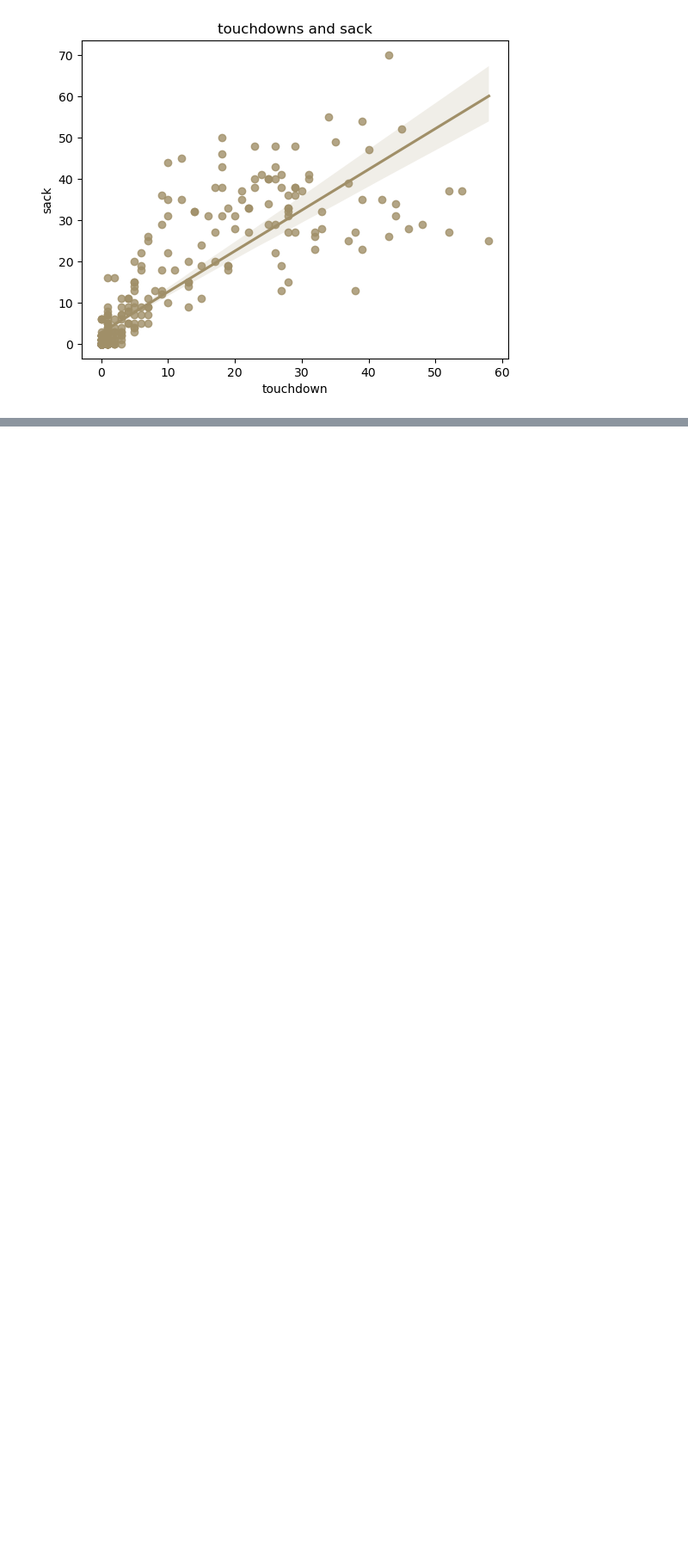
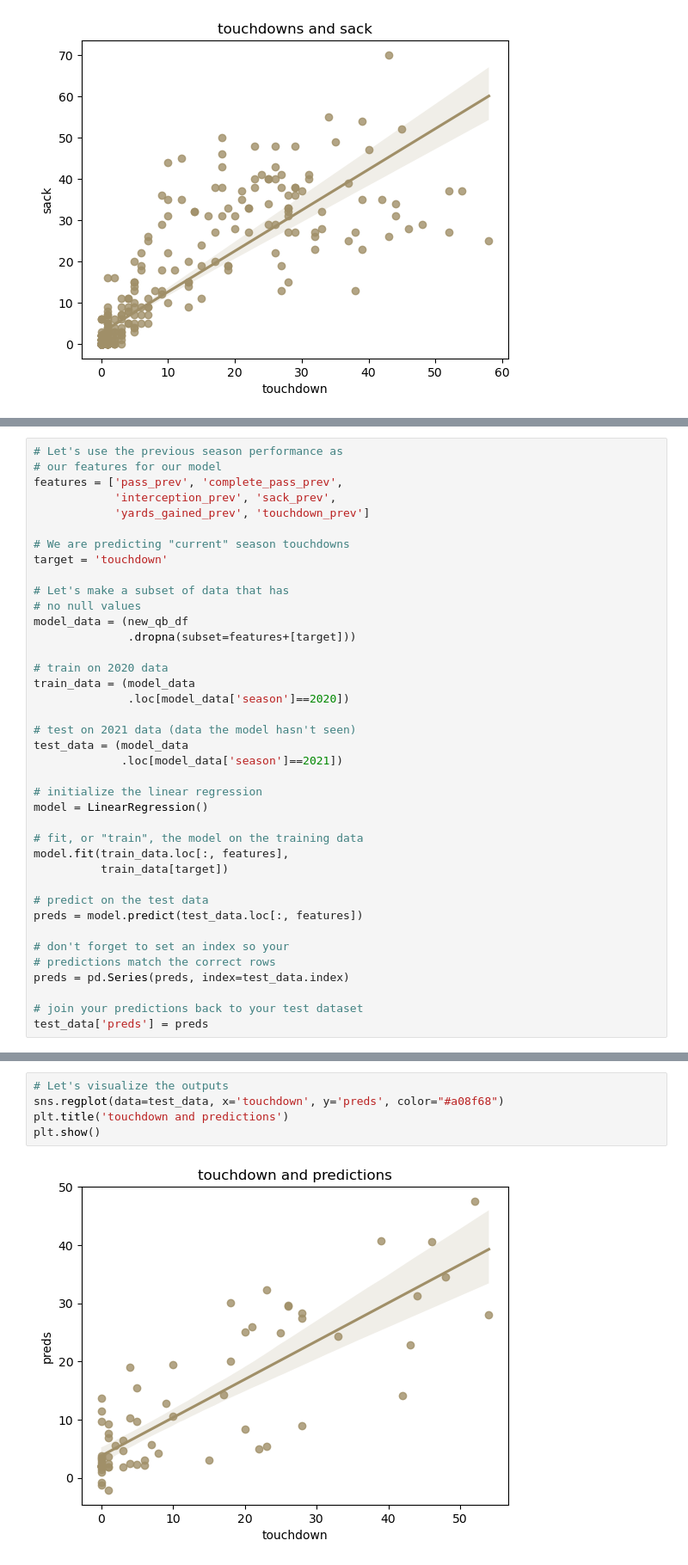
Before and after one commit to thijswillemmoens/predict_nfl_touchdowns, a Jupyter notebook: main.ipynb, the cells around one changed output, grey strips where cells are left out. Shown at 86% size. Saved outputs shown, nothing was run; the diff lists cells and outputs as text; blank space fills up the shorter version.

```diff
--- a/main.ipynb
+++ b/main.ipynb
@@ -119,0 +192,39 @@ for y in ['yards_gained', 'complete_pass',
+# %%
+# Let's use the previous season performance as
+# our features for our model
+features = ['pass_prev', 'complete_pass_prev',
+            'interception_prev', 'sack_prev',
+            'yards_gained_prev', 'touchdown_prev']
+
+# We are predicting "current" season touchdowns
+target = 'touchdown'
+
+# Let's make a subset of data that has
+# no null values
+model_data = (new_qb_df
+              .dropna(subset=features+[target]))
+
+# train on 2020 data
+train_data = (model_data
+              .loc[model_data['season']==2020])
+
+# test on 2021 data (data the model hasn't seen)
+test_data = (model_data
+             .loc[model_data['season']==2021])
+
+# initialize the linear regression
+model = LinearRegression()
+
+# fit, or "train", the model on the training data
+model.fit(train_data.loc[:, features],
+          train_data[target])
+
+# predict on the test data
+preds = model.predict(test_data.loc[:, features])
+
+# don't forget to set an index so your
+# predictions match the correct rows
+preds = pd.Series(preds, index=test_data.index)
+
+# join your predictions back to your test dataset
+test_data['preds'] = preds
@@ -119,0 +247,7 @@ for y in ['yards_gained', 'complete_pass',
+# %%
+# Let's visualize the outputs
+sns.regplot(data=test_data, x='touchdown', y='preds', color="#a08f68")
+plt.title('touchdown and predictions')
+plt.show()
+# %% [output]
+[figure, added]
```
Also changed, not shown: parts of 9 cells of this notebook.
